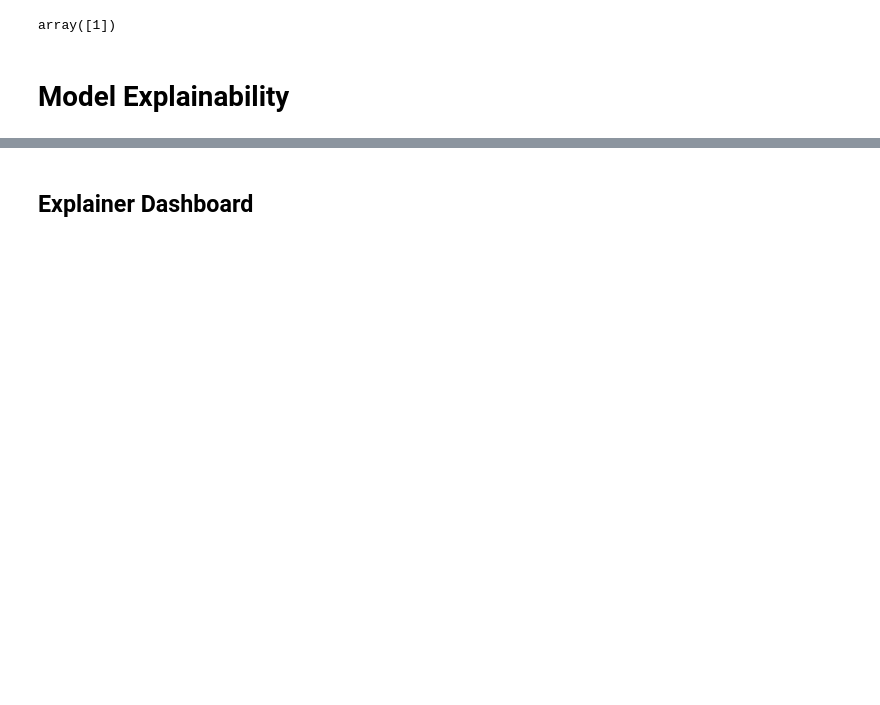
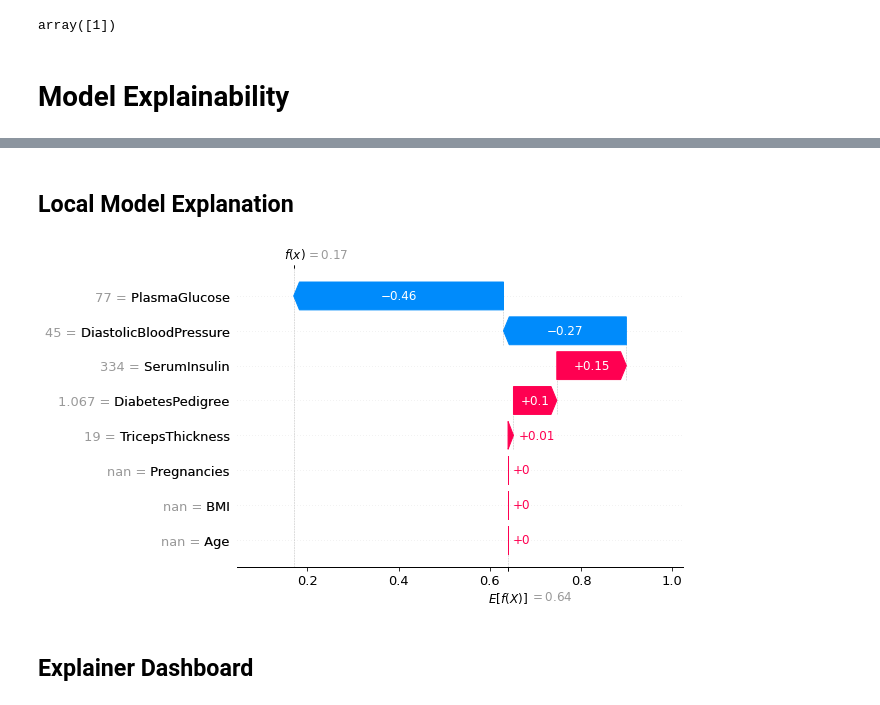
Before and after one commit to Sebastian1981/Healthrisk_Modeling, a Jupyter notebook: model_explainability.ipynb, the cells around one changed output, grey strips where cells are left out. Drawn from its saved outputs; the diff is of its cells as text; code cells hidden in the pictures; blank space fills up the shorter version.

```diff
--- a/model_explainability.ipynb
+++ b/model_explainability.ipynb
@@ -201,2 +273,10 @@ array([1])
+# %% [markdown]
+## Local Model Explanation
+# %%
+# explain selected prediction
+ind=10
+shap.plots.waterfall(shap_values[ind], max_display=20)
+# %% [output]
+[figure, added]
 # %% [markdown]
 ## Explainer Dashboard
```
Also changed, not shown: parts of 11 cells of this notebook, 1 other file.
